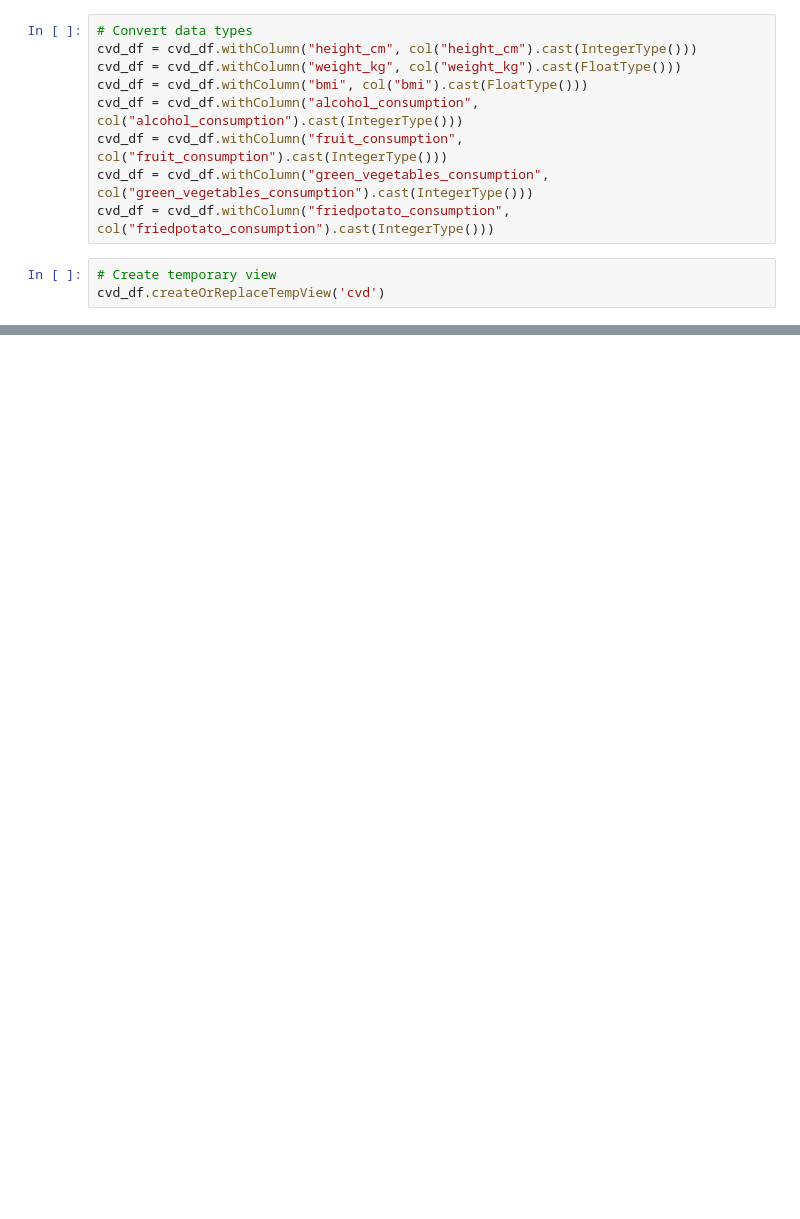
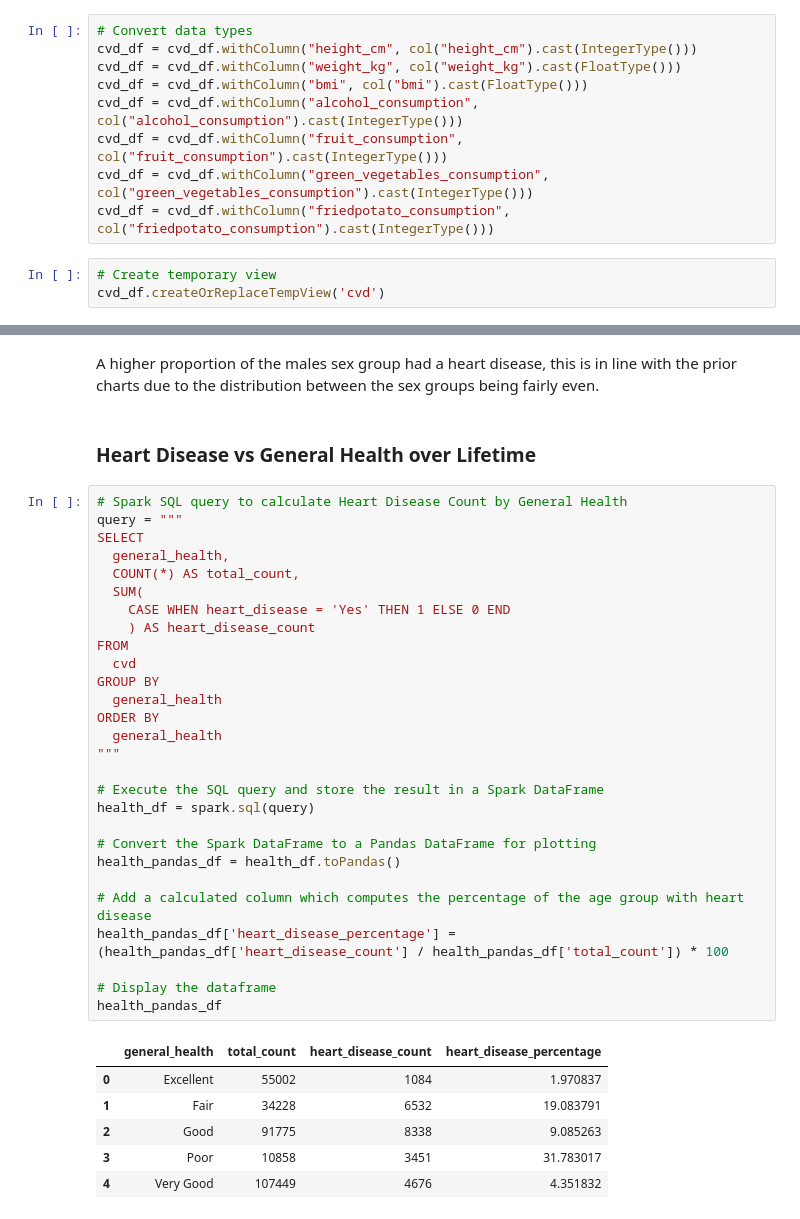
Before and after one commit to ashejaz/project-4-predicting-CVD, a Jupyter notebook: Notebooks/cvd_data_explorationLS.ipynb, the cells around one changed output, grey strips where cells are left out. Saved outputs shown, nothing was run; the diff lists cells and outputs as text; blank space fills up the shorter version.

Commit message:
Age, Sex, General Health Exploration updated

```diff
--- a/Notebooks/cvd_data_explorationLS.ipynb
+++ b/Notebooks/cvd_data_explorationLS.ipynb
@@ -303,0 +325,39 @@ The majority of those who did not have a heart condition in our data set either
+# %% [markdown]
+A higher proportion of the males sex group had a heart disease, this is in line with the prior charts due to the distribution between the sex groups being fairly even.
+# %% [markdown]
+### **Heart Disease vs General Health over Lifetime**
+# %%
+# Spark SQL query to calculate Heart Disease Count by General Health
+query = """
+SELECT
+  general_health,
+  COUNT(*) AS total_count,
+  SUM(
+    CASE WHEN heart_disease = 'Yes' THEN 1 ELSE 0 END
+    ) AS heart_disease_count
+FROM
+  cvd
+GROUP BY
+  general_health
+ORDER BY
+  general_health
+"""
+
+# Execute the SQL query and store the result in a Spark DataFrame
+health_df = spark.sql(query)
+
+# Convert the Spark DataFrame to a Pandas DataFrame for plotting
+health_pandas_df = health_df.toPandas()
+
+# Add a calculated column which computes the percentage of the age group with heart disease
+health_pandas_df['heart_disease_percentage'] = (health_pandas_df['heart_disease_count'] / health_pandas_df['total_count']) * 100
+
+# Display the dataframe
+health_pandas_df
+# %% [output]
+|  | general_health | total_count | heart_disease_count | heart_disease_percentage |
+| 0 | Excellent | 55002 | 1084 | 1.970837 |
+| 1 | Fair | 34228 | 6532 | 19.083791 |
+| 2 | Good | 91775 | 8338 | 9.085263 |
+| 3 | Poor | 10858 | 3451 | 31.783017 |
+| 4 | Very Good | 107449 | 4676 | 4.351832 |
```
Also changed, not shown: parts of 39 cells of this notebook.
